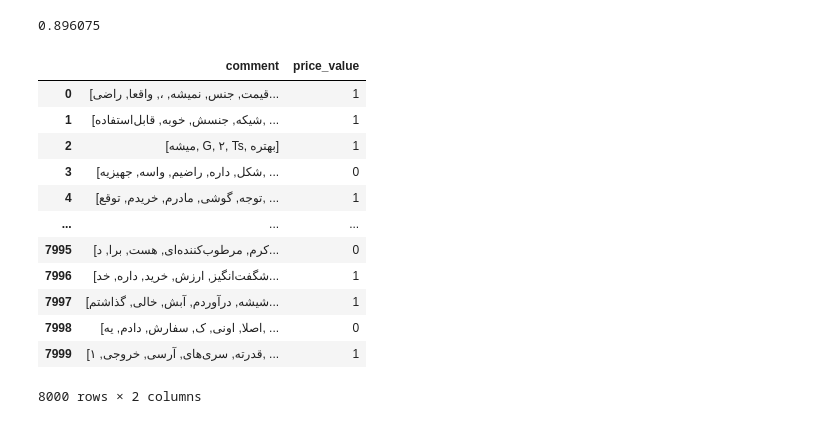
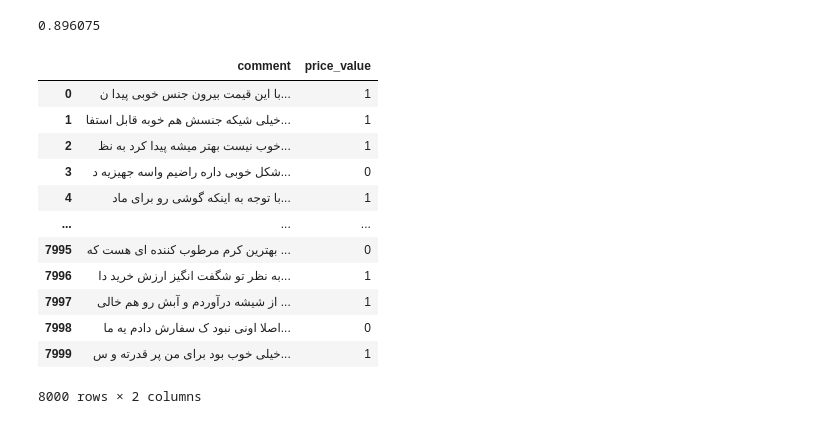
Before and after one commit to rezamo1383/comment-mining, a Jupyter notebook: notebooks/comment_mining.ipynb, the cells around one changed output. Drawn from its saved outputs; the diff is of its cells as text; code cells hidden in the pictures.

Commit message:
Update preprocessing steps in comment_mining notebook

```diff
--- a/notebooks/comment_mining.ipynb
+++ b/notebooks/comment_mining.ipynb
@@ -26,8 +26,8 @@ from hazm import Normalizer, word_tokenize, stopwords_list
 Read the training and test datasets from CSV files using Pandas.
 Display the training data to inspect its structure and available columns.
 # %%
-train_data = pd.read_csv('data/train.csv')
-test_data = pd.read_csv('data/test.csv')
+train_data = pd.read_csv('../data/raw/train.csv')
+test_data = pd.read_csv('../data/raw/test.csv')
 train_data
 # %% [output]
 |  | comment | price_value |
@@ -43,6 +43,8 @@ train_data
 | 39998 | عالیه از هر نظر \nهم قیمتش کمه \n... | 0 |
 | 39999 | من برای داخل ماشین جاهای که دست ن... | 0 |
 40000 rows × 2 columns
+# %%
+test_comment = test_data['comment']
 # %% [markdown]
 ## 3. Text Preprocessing
 
@@ -248,20 +257,20 @@ accuracy_score(train_data['price_value'], train_predictions)
 0.896075
 # %%
 submission = pd.DataFrame()
-submission['comment'] = test_data['comment']
+submission['comment'] = test_comment
 submission['price_value'] = predict(test_data['comment'])
 submission
 # %% [output]
 |  | comment | price_value |
-| 0 | [قیمت, جنس, نمیشه, ،, واقعا, راضی... | 1 |
-| 1 | [شیکه, جنسش, خوبه, قابل‌استفاده, ... | 1 |
-| 2 | [میشه, G, ۲, Ts, بهتره] | 1 |
-| 3 | [شکل, داره, راضیم, واسه, جهیزیه, ... | 0 |
-| 4 | [توجه, گوشی, مادرم, خریدم, توقع, ... | 1 |
+| 0 | با این قیمت بیرون جنس خوبی پیدا ن... | 1 |
+| 1 | خیلی شیکه جنسش هم خوبه قابل استفا... | 1 |
+| 2 | خوب نیست بهتر میشه پیدا کرد به نظ... | 1 |
+| 3 | شکل خوبی داره راضیم واسه جهیزیه د... | 0 |
+| 4 | با توجه به اینکه گوشی رو برای ماد... | 1 |
 | ... | ... | ... |
-| 7995 | [کرم, مرطوب‌کننده‌ای, هست, برا, د... | 0 |
-| 7996 | [شگفت‌انگیز, ارزش, خرید, داره, خد... | 1 |
-| 7997 | [شیشه, درآوردم, آبش, خالی, گذاشتم... | 1 |
-| 7998 | [اصلا, اونی, ک, سفارش, دادم, یه, ... | 0 |
-| 7999 | [قدرته, سری‌های, آرسی, خروجی, ۱, ... | 1 |
+| 7995 | بهترین کرم مرطوب کننده ای هست که ... | 0 |
+| 7996 | به نظر تو شگفت انگیز ارزش خرید دا... | 1 |
+| 7997 | از شیشه درآوردم و آبش رو هم خالی ... | 1 |
+| 7998 | اصلا اونی نبود ک سفارش دادم یه ما... | 0 |
+| 7999 | خیلی خوب بود برای من پر قدرته و س... | 1 |
 8000 rows × 2 columns
```
Also changed, not shown: parts of 1 cell of this notebook.
